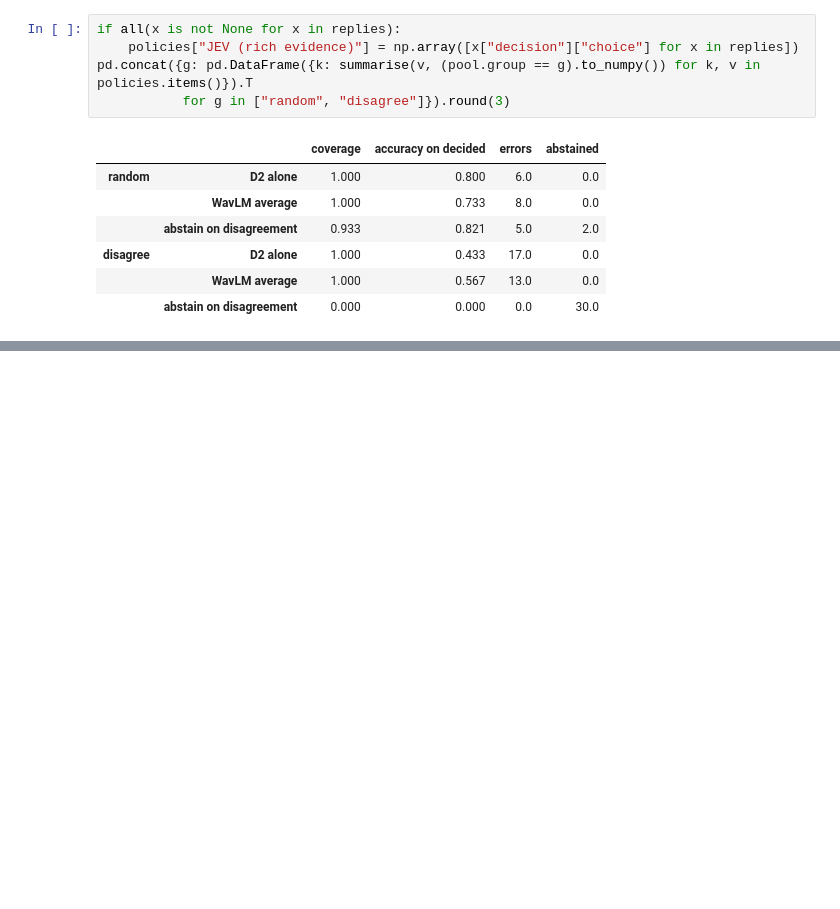
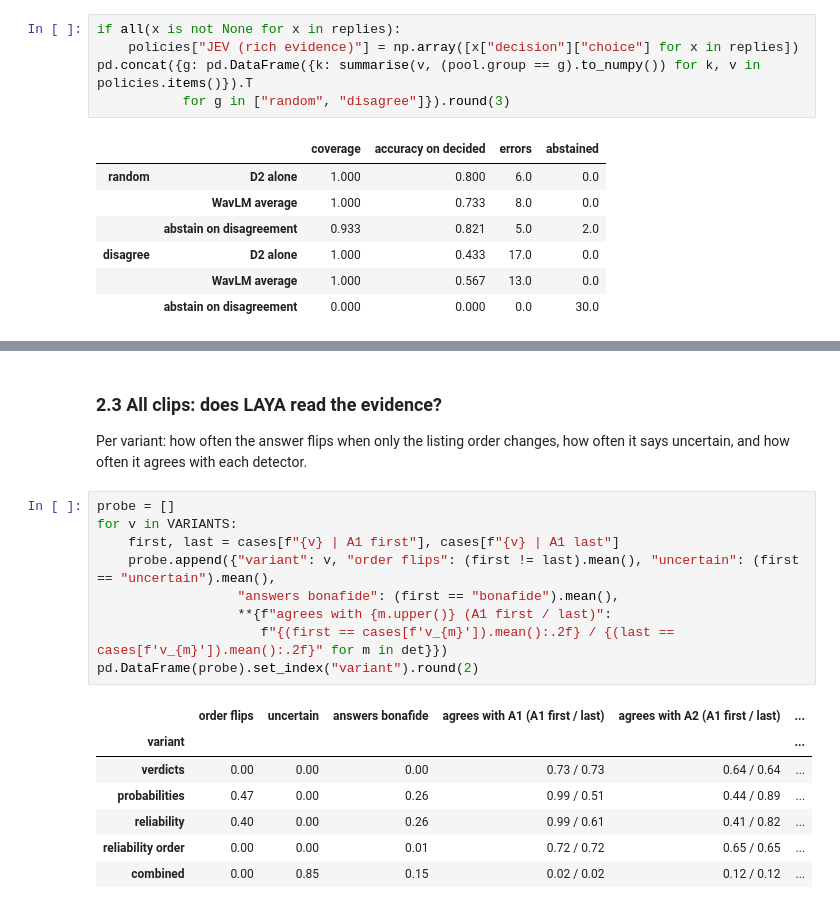
Before and after one commit to Qwenty228/GC2-EchoJEV, a Jupyter notebook: SystemCode/notebooks/06_jev.ipynb, the cells around one changed output, grey strips where cells are left out. Saved outputs shown, nothing was run; the diff lists cells and outputs as text; blank space fills up the shorter version.

```diff
--- a/SystemCode/notebooks/06_jev.ipynb
+++ b/SystemCode/notebooks/06_jev.ipynb
@@ -181,0 +298,21 @@ pd.concat({g: pd.DataFrame({k: summarise(v, (pool.group == g).to_numpy()) for k,
+# %% [markdown]
+### 2.3 All clips: does LAYA read the evidence?
+Per variant: how often the answer flips when only the listing order changes, how often it says uncertain, and how
+often it agrees with each detector.
+# %%
+probe = []
+for v in VARIANTS:
+    first, last = cases[f"{v} | A1 first"], cases[f"{v} | A1 last"]
+    probe.append({"variant": v, "order flips": (first != last).mean(), "uncertain": (first == "uncertain").mean(),
+                  "answers bonafide": (first == "bonafide").mean(),
+                  **{f"agrees with {m.upper()} (A1 first / last)":
+                     f"{(first == cases[f'v_{m}']).mean():.2f} / {(last == cases[f'v_{m}']).mean():.2f}" for m in det}})
+pd.DataFrame(probe).set_index("variant").round(2)
+# %% [output]
+|  | order flips | uncertain | answers bonafide | agrees with A1 (A1 first / last) | agrees with A2 (A1 first / last) | ... |
+| variant |  |  |  |  |  | ... |
+| verdicts | 0.00 | 0.00 | 0.00 | 0.73 / 0.73 | 0.64 / 0.64 | ... |
+| probabilities | 0.47 | 0.00 | 0.26 | 0.99 / 0.51 | 0.44 / 0.89 | ... |
+| reliability | 0.40 | 0.00 | 0.26 | 0.99 / 0.61 | 0.41 / 0.82 | ... |
+| reliability order | 0.00 | 0.00 | 0.01 | 0.72 / 0.72 | 0.65 / 0.65 | ... |
+| combined | 0.00 | 0.85 | 0.15 | 0.02 / 0.02 | 0.12 / 0.12 | ... |
```
Also changed, not shown: parts of 19 cells of this notebook, 5 other files.
